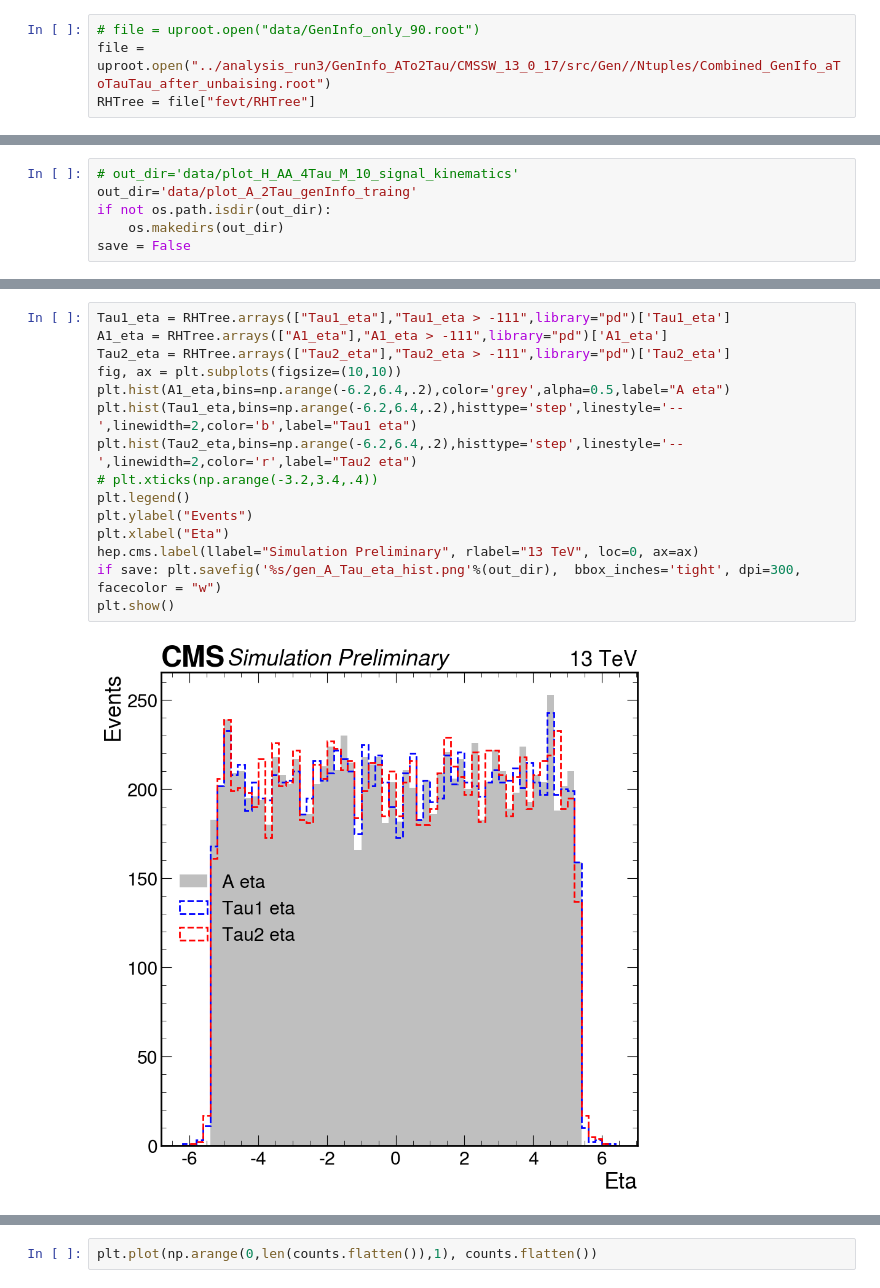
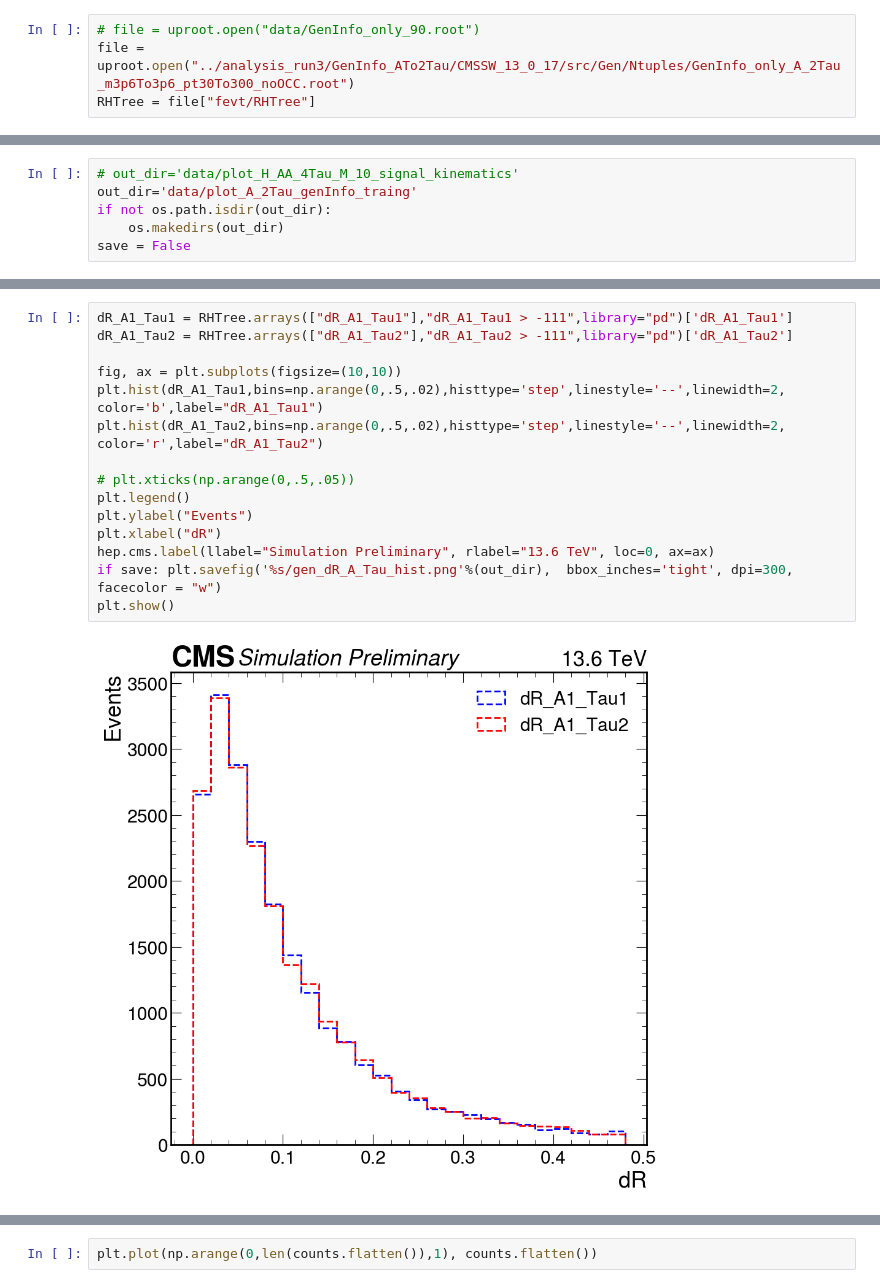
Before and after one commit to bhbam/H_AA_CLuster_jupyter_notebooks, a Jupyter notebook: Run_3_plot_A_2Tau_Gen_Info_from_rootfile_usig_uproot.ipynb, the cells around one changed output, grey strips where cells are left out. Cells and saved outputs as stored; diff of their text form.

```diff
--- a/Run_3_plot_A_2Tau_Gen_Info_from_rootfile_usig_uproot.ipynb
+++ b/Run_3_plot_A_2Tau_Gen_Info_from_rootfile_usig_uproot.ipynb
@@ -27,5 +28,5 @@ Matplotlib is building the font cache; this may take a moment.
 # %%
 # file = uproot.open("data/GenInfo_only_90.root")
-file = uproot.open("../analysis_run3/GenInfo_ATo2Tau/CMSSW_13_0_17/src/Gen//Ntuples/Combined_GenIfo_aToTauTau_after_unbaising.root")
+file = uproot.open("../analysis_run3/GenInfo_ATo2Tau/CMSSW_13_0_17/src/Gen/Ntuples/GenInfo_only_A_2Tau_m3p6To3p6_pt30To300_noOCC.root")
 RHTree = file["fevt/RHTree"]
 # %%
@@ -93,18 +141,18 @@ plt.show()
 # %%
-Tau1_eta = RHTree.arrays(["Tau1_eta"],"Tau1_eta > -111",library="pd")['Tau1_eta']
-A1_eta = RHTree.arrays(["A1_eta"],"A1_eta > -111",library="pd")['A1_eta']
-Tau2_eta = RHTree.arrays(["Tau2_eta"],"Tau2_eta > -111",library="pd")['Tau2_eta']
+dR_A1_Tau1 = RHTree.arrays(["dR_A1_Tau1"],"dR_A1_Tau1 > -111",library="pd")['dR_A1_Tau1']
+dR_A1_Tau2 = RHTree.arrays(["dR_A1_Tau2"],"dR_A1_Tau2 > -111",library="pd")['dR_A1_Tau2']
+
 fig, ax = plt.subplots(figsize=(10,10))
-plt.hist(A1_eta,bins=np.arange(-6.2,6.4,.2),color='grey',alpha=0.5,label="A eta")
-plt.hist(Tau1_eta,bins=np.arange(-6.2,6.4,.2),histtype='step',linestyle='--',linewidth=2,color='b',label="Tau1 eta")
-plt.hist(Tau2_eta,bins=np.arange(-6.2,6.4,.2),histtype='step',linestyle='--',linewidth=2,color='r',label="Tau2 eta")
-# plt.xticks(np.arange(-3.2,3.4,.4))
+plt.hist(dR_A1_Tau1,bins=np.arange(0,.5,.02),histtype='step',linestyle='--',linewidth=2, color='b',label="dR_A1_Tau1")
+plt.hist(dR_A1_Tau2,bins=np.arange(0,.5,.02),histtype='step',linestyle='--',linewidth=2, color='r',label="dR_A1_Tau2")
+
+# plt.xticks(np.arange(0,.5,.05))
 plt.legend()
 plt.ylabel("Events")
-plt.xlabel("Eta")
-hep.cms.label(llabel="Simulation Preliminary", rlabel="13 TeV", loc=0, ax=ax)
-if save: plt.savefig('%s/gen_A_Tau_eta_hist.png'%(out_dir),  bbox_inches='tight', dpi=300, facecolor = "w")
+plt.xlabel("dR")
+hep.cms.label(llabel="Simulation Preliminary", rlabel="13.6 TeV", loc=0, ax=ax)
+if save: plt.savefig('%s/gen_dR_A_Tau_hist.png'%(out_dir),  bbox_inches='tight', dpi=300, facecolor = "w")
 plt.show()
 # %% [output]
-[figure, old version]
+[figure, new version]
 # %%
```
Also changed, not shown: parts of 43 cells of this notebook, 3 other files.
